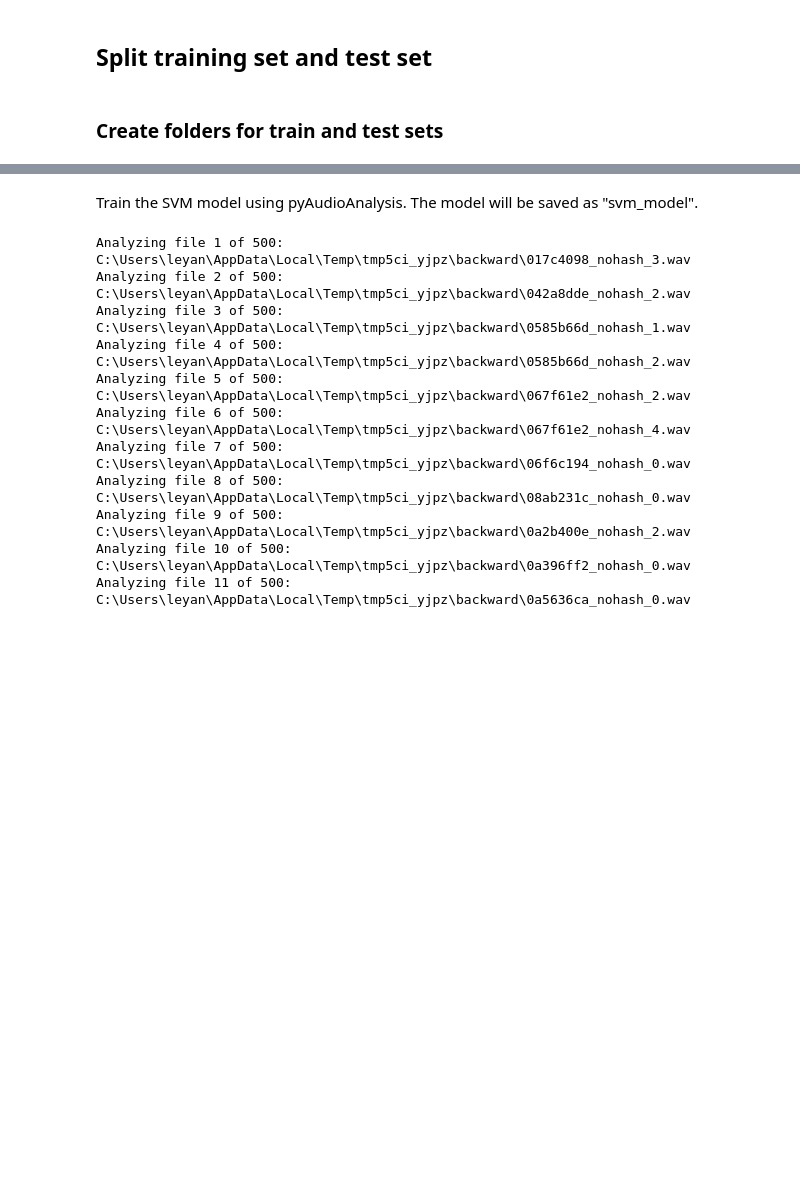
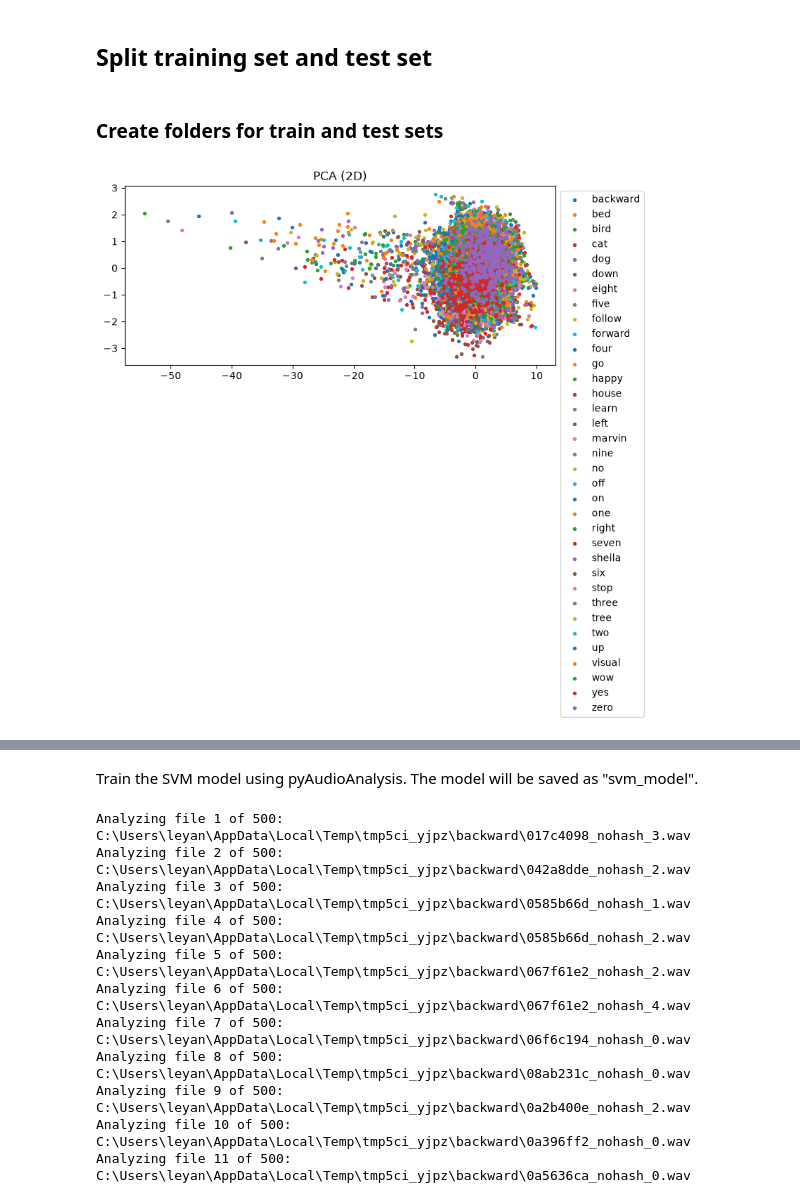
Before and after one commit to Yangix-w/SpeechCommandsClassification, a Jupyter notebook: main.ipynb, the cells around one changed output, grey strips where cells are left out. Drawn from its saved outputs; the diff is of its cells as text; code cells hidden in the pictures; blank space fills up the shorter version.

Commit message:
Add audio feature extraction and visualization with PCA and t-SNE

```diff
--- a/main.ipynb
+++ b/main.ipynb
@@ -103,3 +104,83 @@ for class_name, split in class_splits.items():
 
 #print(train_dirs)
 #print(test_dirs)
+# %%
+import numpy as np
+import matplotlib.pyplot as plt
+from pathlib import Path
+from pyAudioAnalysis import audioBasicIO, ShortTermFeatures
+from sklearn.decomposition import PCA
+from sklearn.manifold import TSNE
+
+# fallback import per diverse versioni di pyAudioAnalysis
+from pyAudioAnalysis import audioBasicIO
+try:
+    from pyAudioAnalysis import audioFeatureExtraction as aF
+    def extract_short_term(x, Fs, win_s, step_s):
+        return aF.stFeatureExtraction(x, Fs, int(win_s*Fs), int(step_s*Fs))
+except Exception:
+    from pyAudioAnalysis import ShortTermFeatures as aF
+    def extract_short_term(x, Fs, win_s, step_s):
+        return aF.feature_extraction(x, Fs, int(win_s*Fs), int(step_s*Fs))
+
+import numpy as np
+
+def file_feat(fp, win_s=0.050, step_s=0.025):
+    Fs, x = audioBasicIO.read_audio_file(fp)
+    if x.ndim > 1:
+        x = x.mean(axis=1)
+    F = extract_short_term(x, Fs, win_s, step_s)
+    # if tuple/list, take first element (common API shape)
+    if isinstance(F, (list, tuple)):
+        F = F[0]
+    F = np.asarray(F, dtype=object) if F is None else np.asarray(F)
+    if F.ndim == 1:
+        return F.astype(float)
+    # try to make 2D (features x frames)
+    if F.dtype == object:
+        rows = []
+        for r in F:
+            a = np.asarray(r).flatten()
+            rows.append(a if a.size else np.zeros(1))
+        # pad rows to same length then mean over frames axis
+        maxlen = max(len(r) for r in rows)
+        mat = np.vstack([np.pad(r, (0, maxlen-len(r))) for r in rows])
+        return mat.mean(axis=1)
+    else:
+        return np.mean(F, axis=1)
+
+# build X (file-level features) with safety for unequal vector lengths
+feats = [file_feat(f) for f in files]
+lengths = [f.shape[0] for f in feats]
+if len(set(lengths)) != 1:
+    # pad/truncate to max length
+    maxlen = max(lengths)
+    feats = [np.pad(f, (0, maxlen - f.shape[0])) if f.shape[0]<maxlen else f[:maxlen] for f in feats]
+
+X = np.vstack(feats)
+y = np.array(labels)
+
+# PCA + t-SNE plot
+from sklearn.decomposition import PCA
+from sklearn.manifold import TSNE
+import matplotlib.pyplot as plt
+
+p2 = PCA(n_components=2).fit_transform(X)
+plt.figure(figsize=(8,6))
+for cl in np.unique(y):
+    idx = np.where(y==cl)
+    plt.scatter(p2[idx,0], p2[idx,1], s=8, label=cl)
+plt.title("PCA (2D)"); plt.legend(bbox_to_anchor=(1,1)); plt.tight_layout(); plt.show()
+
+tsne = TSNE(n_components=2, init='pca', random_state=0, perplexity=30)
+t2 = tsne.fit_transform(X)
+plt.figure(figsize=(8,6))
+for cl in np.unique(y):
+    idx = np.where(y==cl)
+    plt.scatter(t2[idx,0], t2[idx,1], s=8, label=cl)
+plt.title("t-SNE"); plt.legend(bbox_to_anchor=(1,1)); plt.tight_layout(); plt.show()
+
+# quick diagnostics
+print("feature vector length set:", sorted(set(lengths)) , "-> used length:", X.shape[1])
+# %% [output]
+[figure, added]
```
Also changed, not shown: parts of 4 cells of this notebook, 3 other files.
